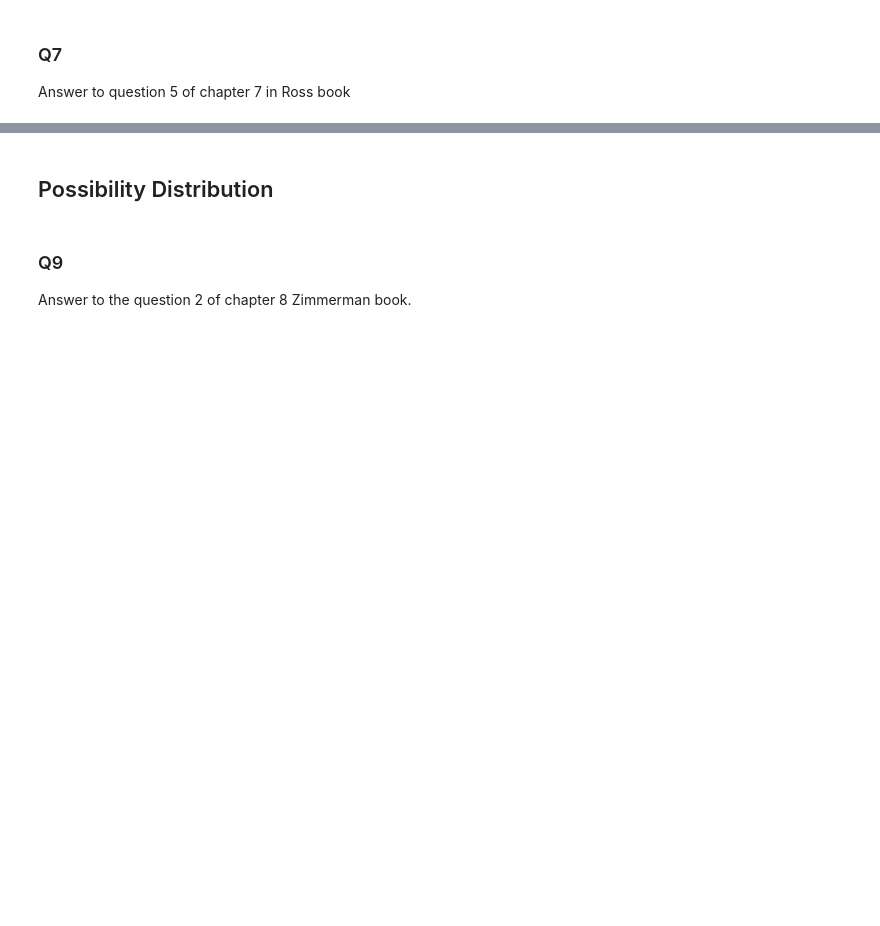
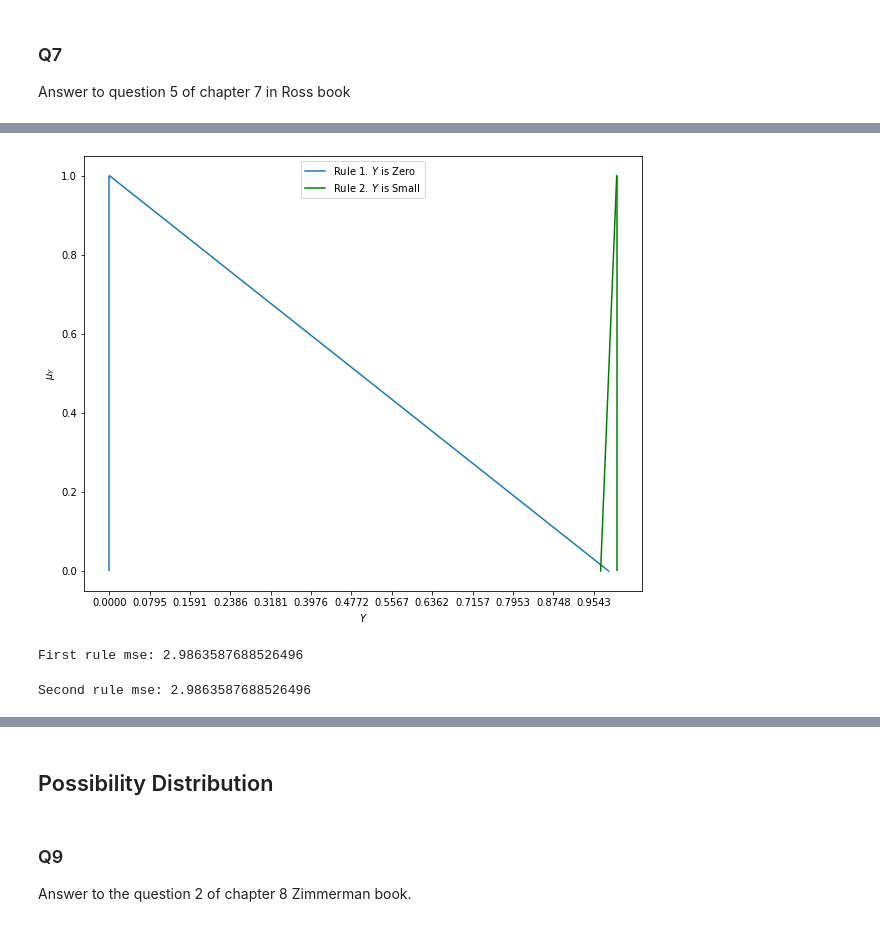
Before and after one commit to amindadgar/Fuzzy-Systems, a Jupyter notebook: HW3/Answers/main.ipynb, the cells around one changed output, grey strips where cells are left out. Cells and saved outputs as stored; diff of their text form; code cells hidden in the pictures; blank space fills up the shorter version.

```diff
--- a/HW3/Answers/main.ipynb
+++ b/HW3/Answers/main.ipynb
@@ -816,0 +1010,23 @@ plt.show()
+# %%
+### Rules for Y
+
+plt.figure(figsize=(10, 8))
+
+## rule1_Y_x means x axis for Y data in Rule 1
+## rule1_Y_y means y axis for Y data in Rule 1
+rule1_Y_x, rule1_Y_y = right_triangle_rules(C_min_y, bases_y[0], -1)
+
+## and as above naming is applied
+rule2_Y_x, rule2_Y_y = right_triangle_rules(C_max_y - bases_y[1], bases_y[1], 1)
+
+plt.plot(rule1_Y_x, rule1_Y_y)
+plt.plot(rule2_Y_x, rule2_Y_y, color='g')
+plt.vlines(rule1_Y_x[0], 0, 1)
+plt.vlines(rule2_Y_x[-1], 0, 1, colors='g')
+plt.xticks(rule1_Y_x[::8])
+plt.legend(['Rule 1. $Y$ is Zero', 'Rule 2. $Y$ is Small'], loc='upper center')
+plt.ylabel('$\mu_Y$')
+plt.xlabel('$Y$')
+plt.show()
+# %% [output]
+[figure, added]
@@ -816,0 +1086,25 @@ plt.show()
+# %%
+##### First Rule. If `X` is Large then `Y` is Zero #####
+
+rule_A1 = np.stack((rule1_X_x, rule1_X_y), axis=1)
+rule_B1 = np.stack((rule1_Y_x, rule1_Y_y), axis=1)
+y_predicted_rule1 = predict_FIS(dataset.x.values, rule_A1, rule_B1)
+
+
+MSE_Rule1 = np.sum(np.power(y_predicted_rule1 - dataset.y, 2))
+print(f'First rule mse: {MSE_Rule1}')
+# %% [output]
+First rule mse: 2.9863587688526496
+# %%
+##### Second Rule. If `X` is Small then `Y` is Small #####
+
+rule_A2 = np.stack((rule2_X_x, rule2_X_y), axis=1)
+rule_B2 = np.stack((rule2_Y_x, rule2_Y_y), axis=1)
+y_predicted_rule2 = predict_FIS(dataset.x.values, rule_A2, rule_B2)
+
+## print the errors
+MSE_Rule2 = np.sum(np.power(y_predicted_rule2 - dataset.y, 2))
+
+print(f'Second rule mse: {MSE_Rule2}')
+# %% [output]
+Second rule mse: 2.9863587688526496
```
Also changed, not shown: parts of 49 cells of this notebook.
